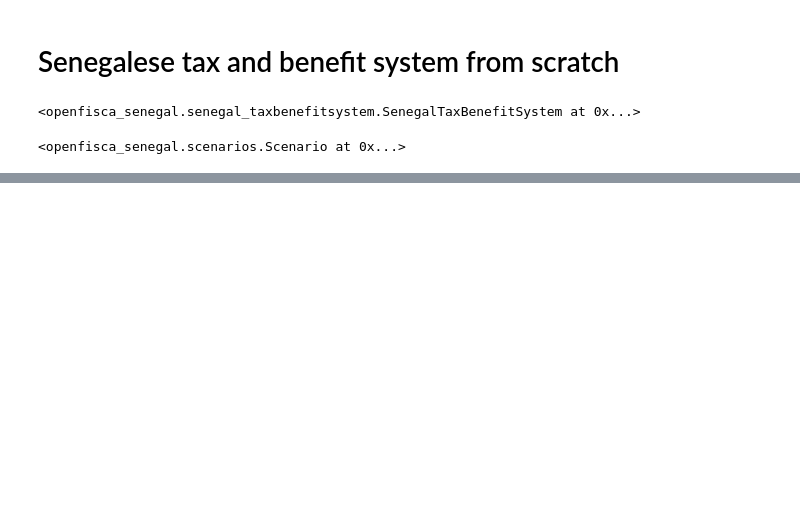
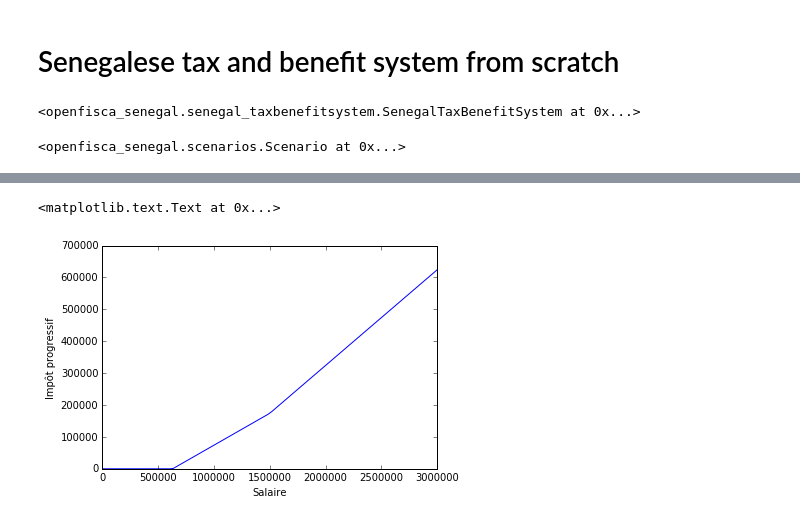
Before and after one commit to openfisca/openfisca-senegal, a Jupyter notebook: notebooks/Senegalese tax and benefit system from scratch.ipynb, the cells around one changed output, grey strips where cells are left out. Cells and saved outputs as stored; diff of their text form; code cells hidden in the pictures; blank space fills up the shorter version.

```diff
--- a/notebooks/Senegalese tax and benefit system from scratch.ipynb
+++ b/notebooks/Senegalese tax and benefit system from scratch.ipynb
@@ -79,0 +142,2 @@ array([ 30000.00195312], dtype=float32)
+# %%
+scenario2 = tax_benefit_system.new_scenario()
@@ -79,0 +159,5 @@ array([ 30000.00195312], dtype=float32)
+# %%
+simulation2 = scenario2.new_simulation()
+# %%
+salaire = simulation2.calculate('salaire', period='2015')
+salaire
@@ -79,0 +182,3 @@ array([ 30000.00195312], dtype=float32)
+# %%
+impot_progressif = simulation2.calculate('impot_progressif', period='2015')
+impot_progressif
@@ -79,0 +206,7 @@ array([ 30000.00195312], dtype=float32)
+# %%
+plt.plot(salaire, impot_progressif)
+plt.xlabel(u'Salaire')
+plt.ylabel(u'Impôt progressif')
+# %% [output]
+<matplotlib.text.Text at 0x...>
+[figure, added]
```
Also changed, not shown: parts of 13 cells of this notebook.
